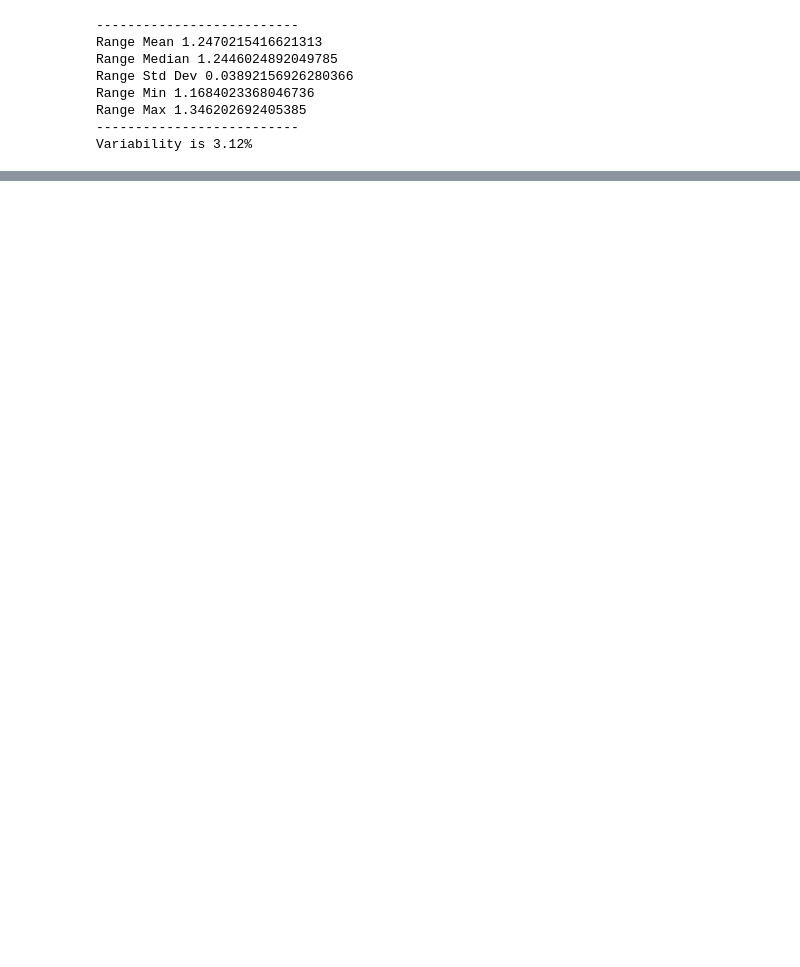
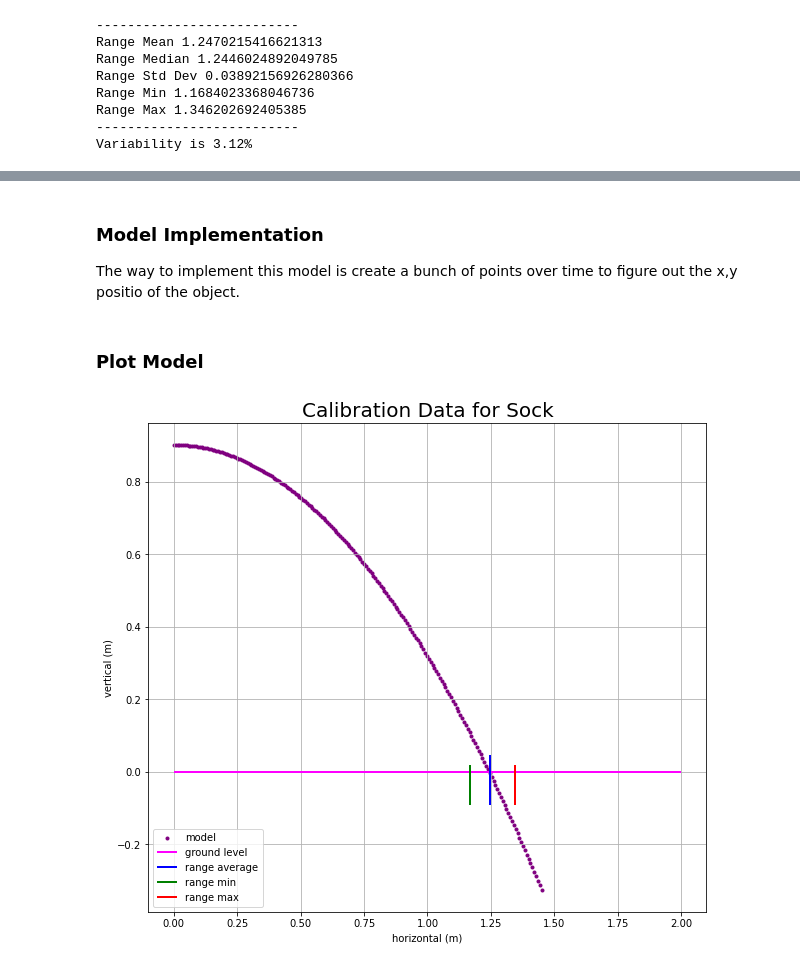
Before and after one commit to ztbochanski/ph211labs, a Jupyter notebook: lab6-friction-socks/lab6-friction-socks.ipynb, the cells around one changed output, grey strips where cells are left out. Saved outputs shown, nothing was run; the diff lists cells and outputs as text; code cells hidden in the pictures; blank space fills up the shorter version.

```diff
--- a/lab6-friction-socks/lab6-friction-socks.ipynb
+++ b/lab6-friction-socks/lab6-friction-socks.ipynb
@@ -94,6 +95,7 @@ for num in range(len(projectile_range_raw)):
 COUNTER_HEIGHT = .91 # meters
 GRAVITY = 9.81 # m/s/s
 SOCK_MASS = .84 # kg
+START_POS = 0 # meters
 
 print("Range in meters of sock ball:")
 print("-----------------------------------")
@@ -102,6 +104,7 @@ print("-----------------------------------")
 print("Counter height", COUNTER_HEIGHT, "m")
 print("Earth gravity", GRAVITY, "m/s/s")
 print("Mass of socks", SOCK_MASS, "kg")
+print("Start position", START_POS, "m")
 # %% [output]
 Range in meters of sock ball:
 -----------------------------------
@@ -161,0 +194,59 @@ Variability is 3.12%
+# %% [markdown]
+### Model Implementation
+
+The way to implement this model is create a bunch of points over time to figure out the x,y positio of the object.
+# %%
+# generate x values for model of data
+maxtime = .5
+numpoints = 200
+modeltime = np.linspace(0.,maxtime,numpoints)
+
+# generate x and y values for each time
+modely = initial_y**1.1 + vel_initial_y*modeltime + 0.5*accel_y*modeltime**2
+modelx = initial_x + vel_initial_x*modeltime
+# %% [markdown]
+### Plot Model
+# %%
+fig2, ax2 = plt.subplots()
+
+# plot the basic projectile model
+ax2.scatter(modelx, modely,
+            marker = '.', color = 'purple',
+            label = "model")
+
+# plot the model for my possible higher speed and angle
+#ax2.scatter(highx, highy,
+#            marker = '.', color = 'red',
+#            label = "data")
+
+# draw a horizontal line across the plot to show the ground
+ax2.hlines(0, 0, 2,
+         color = 'magenta', linestyle = '-',
+         linewidth = 2., label = "ground level")
+
+# vertical line to show average range
+ax2.vlines(range_mean, 0.05*initial_y ,-0.1*initial_y,
+         color = 'blue', linestyle = '-',
+         linewidth = 2., label = "range average")
+
+# minimum and max range observed
+ax2.vlines(range_min, 0.02*initial_y ,-0.1*initial_y,
+         color = 'green', linestyle = '-',
+         linewidth = 2., label = "range min")
+
+ax2.vlines(range_max, 0.02*initial_y, -0.1*initial_y,
+         color = 'red', linestyle = '-',
+         linewidth = 2., label = "range max")
+
+# a more explicit way to set labels
+plt.xlabel('horizontal (m)', fontsize = 10)
+plt.ylabel('vertical (m)', fontsize = 10)
+plt.title('Calibration Data for Sock', fontsize = 20)
+
+fig2.set_size_inches(10, 9)
+ax2.grid()
+
+plt.legend(loc= 3)
+plt.show()
+# %% [output]
+[figure, added]
```
Also changed, not shown: parts of 12 cells of this notebook.
